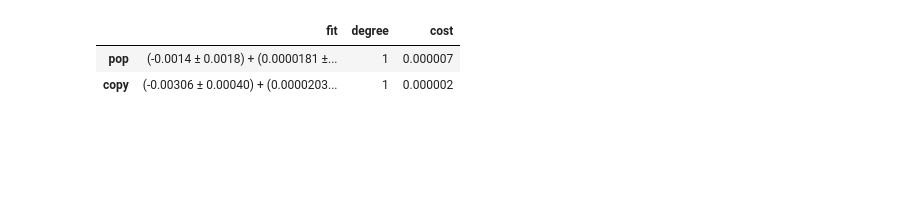
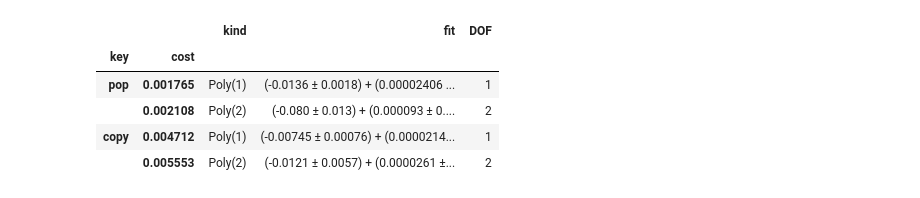
Before and after one commit to dfarre/curve-fits, a Jupyter notebook: notebooks/list.ipynb, the cells around one changed output. Saved outputs shown, nothing was run; the diff lists cells and outputs as text; code cells hidden in the pictures; blank space fills up the shorter version.

Commit message:
* New NotebookTester * 100% coverage * New package name and structure

```diff
--- a/notebooks/list.ipynb
+++ b/notebooks/list.ipynb
@@ -10,16 +10,19 @@ from tcp_fits.profiles import TypeProfile
 def random_ints_array(size, max_abs=100):
     return random.choices(range(-max_abs, max_abs), k=size)
 # %%
-size_range = range(1500, 2000)
-profile = TypeProfile(
+size_range = range(1500, 2500)
+profile = frames.TimeComplexityProfile(
     [Call('list', random_ints_array(size)) for size in size_range],
     Call('pop'), Call('copy'),
-    index=pandas.Index(size_range, name='List length'), loops=10, overfit=-6, fraction=0.7)
+    index=pandas.Index(size_range, name='List length'), loops=100, overfit=-6, fraction=0.9)
 # %%
-profile.fit_all_with(Call('polynomial', *[1, 2]))
+profile.fit_all_with(Call('polynomial', 1, 2))
 # %%
-profile.best_fits
+profile.best_fits()
 # %% [output]
-|  | fit | degree | cost |
-| pop | (-0.0014 ± 0.0018) + (0.0000181 ±... | 1 | 0.000007 |
-| copy | (-0.00306 ± 0.00040) + (0.0000203... | 1 | 0.000002 |
+|  |  | kind | fit | DOF |
+| key | cost |  |  |  |
+| pop | 0.001765 | Poly(1) | (-0.0136 ± 0.0018) + (0.00002406 ... | 1 |
+|  | 0.002108 | Poly(2) | (-0.080 ± 0.013) + (0.000093 ± 0.... | 2 |
+| copy | 0.004712 | Poly(1) | (-0.00745 ± 0.00076) + (0.0000214... | 1 |
+|  | 0.005553 | Poly(2) | (-0.0121 ± 0.0057) + (0.0000261 ±... | 2 |
```
Also changed, not shown: parts of 6 cells of this notebook, 18 other files.
